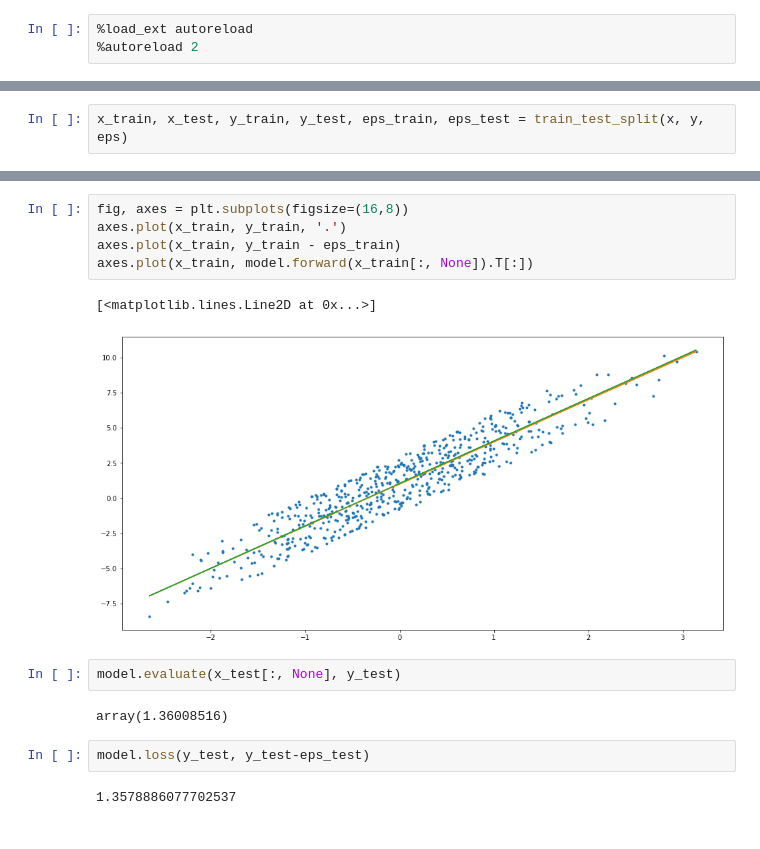
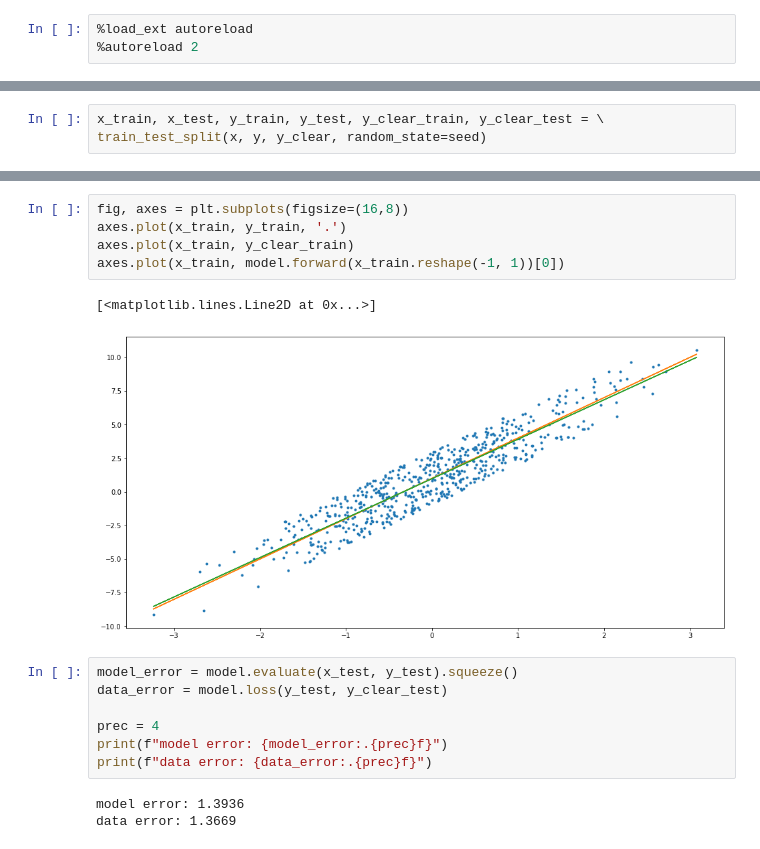
Before and after one commit to vanek-goriachev/edu, a Jupyter notebook: Linear_regression/notebooks/Test.ipynb, the cells around one changed output, grey strips where cells are left out. Drawn from its saved outputs; the diff is of its cells as text.

```diff
--- a/Linear_regression/notebooks/Test.ipynb
+++ b/Linear_regression/notebooks/Test.ipynb
@@ -42,5 +44,6 @@ y = x * k + b + eps
 # %%
-x_train, x_test, y_train, y_test, eps_train, eps_test = train_test_split(x, y, eps)
+x_train, x_test, y_train, y_test, y_clear_train, y_clear_test = \
+train_test_split(x, y, y_clear, random_state=seed)
 # %%
 fig, axes = plt.subplots(figsize=(16,8))
 axes.plot(x_train, y_train, '.')
@@ -58,16 +68,18 @@ plot_loss(np.array(loss), figsize=(16,8), final_mean=None)
 # %%
 fig, axes = plt.subplots(figsize=(16,8))
 axes.plot(x_train, y_train, '.')
-axes.plot(x_train, y_train - eps_train)
-axes.plot(x_train, model.forward(x_train[:, None]).T[:])
+axes.plot(x_train, y_clear_train)
+axes.plot(x_train, model.forward(x_train.reshape(-1, 1))[0])
 # %% [output]
 [<matplotlib.lines.Line2D at 0x...>]
-[figure, old version]
+[figure, new version]
 # %%
-model.evaluate(x_test[:, None], y_test)
+model_error = model.evaluate(x_test, y_test).squeeze()
+data_error = model.loss(y_test, y_clear_test)
+
+prec = 4
+print(f"model error: {model_error:.{prec}f}")
+print(f"data error: {data_error:.{prec}f}")
 # %% [output]
-array(1.36008516)
+model error: 1.3936
+data error: 1.3669
-# %%
-model.loss(y_test, y_test-eps_test)
-# %% [output]
-1.3578886077702537
```
Also changed, not shown: parts of 7 cells of this notebook, 1 other file.
